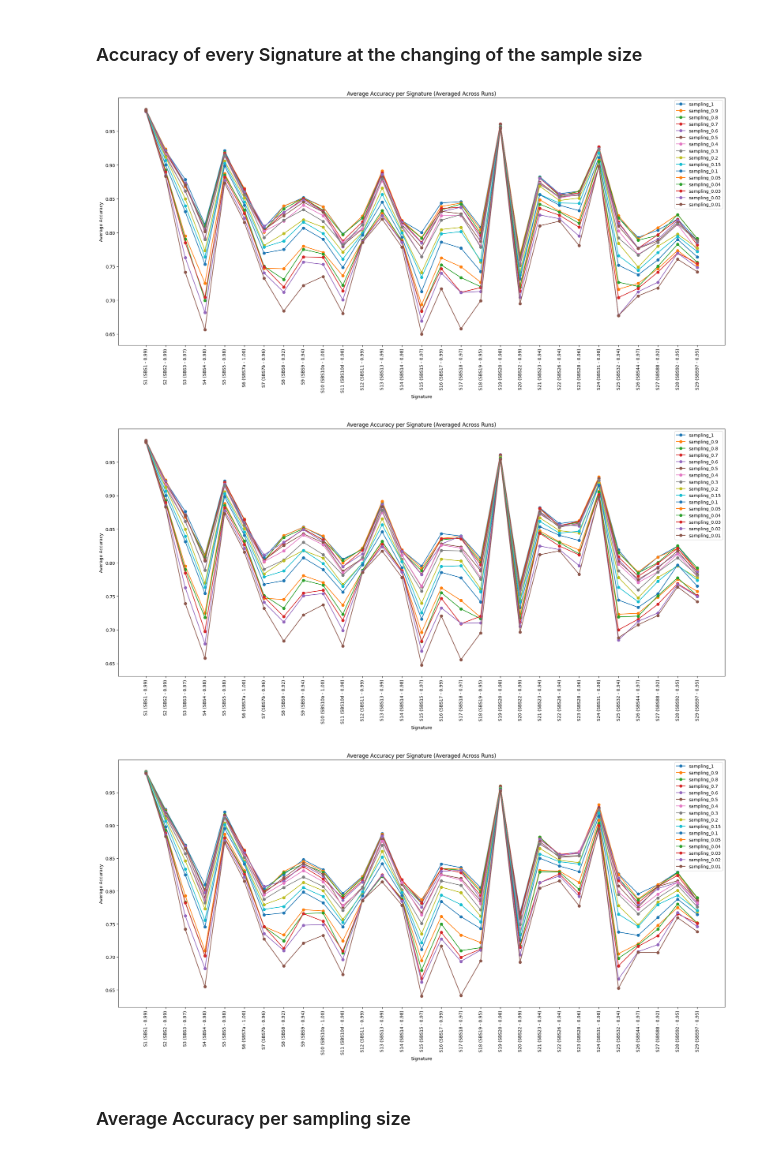
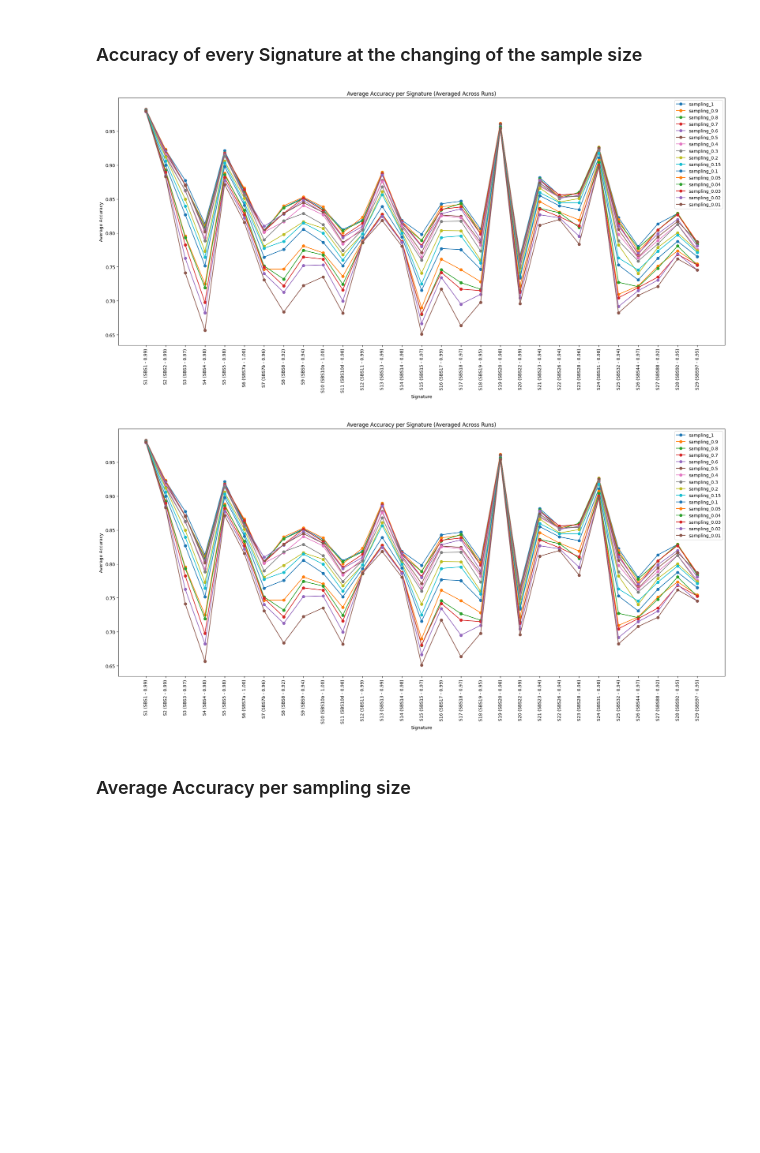
Before and after one commit to MassimoZarantonello2/SignatureInference, a Jupyter notebook: scripts/toronto_autogluone_evalutaions.ipynb, the cells around one changed output. Cells and saved outputs as stored; diff of their text form; code cells hidden in the pictures; blank space fills up the shorter version.

```diff
--- a/scripts/toronto_autogluone_evalutaions.ipynb
+++ b/scripts/toronto_autogluone_evalutaions.ipynb
@@ -168,12 +213,13 @@ def plot_signature_heatmap(def_corr_rs, def_uncorr_rs, def_light):
 # %% [markdown]
 # Plot the graphs
 # %%
-def_corr_rs = ResultsEvaluation('default_correlated_evaluations')
-def_uncorr_rs = ResultsEvaluation('default_non_correlated_evaluations')
-def_light = ResultsEvaluation('default_light_evaluations')
-save_hyp_rs = ResultsEvaluation('def_save_hyp_evaluations')
-
-rss = [def_corr_rs, def_corr_rs, def_light]
+rss = []
+# def_uncorr_rs = ResultsEvaluation('default_non_correlated_evaluations')
+# def_light = ResultsEvaluation('default_light_evaluations')
+# save_hyp_rs = ResultsEvaluation('def_save_hyp_evaluations')
+files = ['default_correlated_evaluations', 'default_evaluations']
+for f in files:
+    rss.append(ResultsEvaluation(f))
 # %% [markdown]
 ## Accuracy
 # %% [markdown]
@@ -204,13 +250,11 @@ number_of_sample_per_signature('_reference')
 [figure]
 # %% [markdown]
 ### Accuracy of every Signature at the changing of the sample size
-# %%
-plot_all_signature_all_sampling_graph(def_corr_rs)
-plot_all_signature_all_sampling_graph(def_uncorr_rs)
-plot_all_signature_all_sampling_graph(def_light)
-# %% [output]
-[figure, removed]
-[figure, removed]
-[figure, removed]
+# %%
+for rs in rss:
+    plot_all_signature_all_sampling_graph(rs)
+# %% [output]
+[figure, added]
+[figure, added]
 # %% [markdown]
 ### Average Accuracy per sampling size
```
Also changed, not shown: parts of 9 cells of this notebook, 19 other files.
